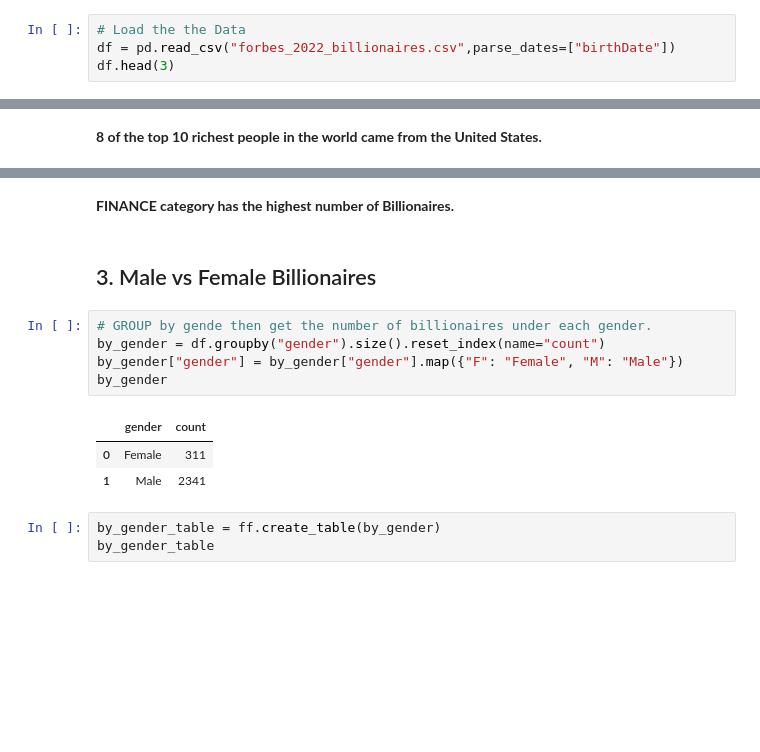
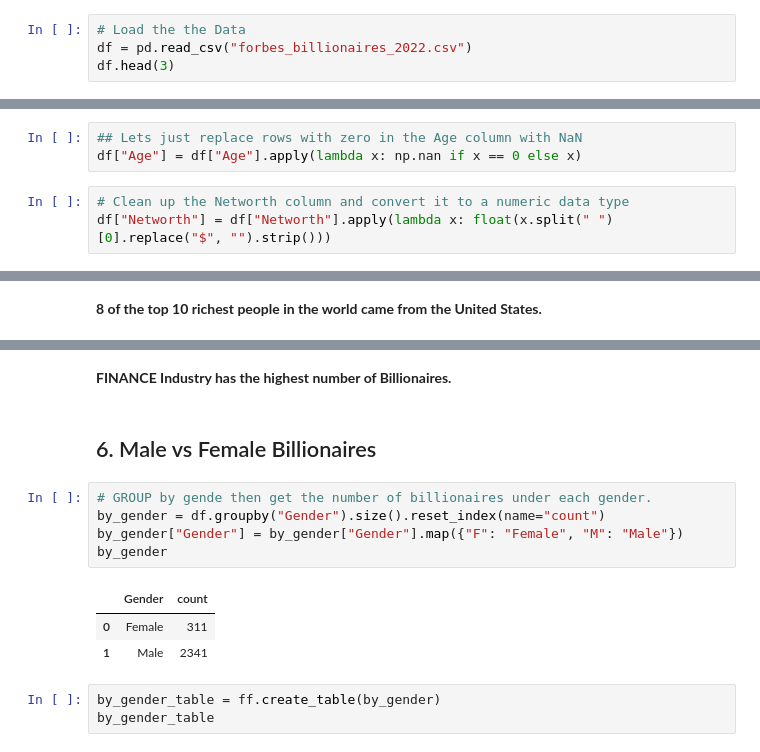
Before and after one commit to regan-mu/2022-forbes-billionaires-Analysis, a Jupyter notebook: Forbes 2022 Billionaire List EDA.ipynb, the cells around one changed output, grey strips where cells are left out. Saved outputs shown, nothing was run; the diff lists cells and outputs as text; blank space fills up the shorter version.

```diff
--- a/Forbes 2022 Billionaire List EDA.ipynb
+++ b/Forbes 2022 Billionaire List EDA.ipynb
@@ -16,5 +117,5 @@ pd.options.display.max_columns = 22
 # %%
 # Load the the Data
-df = pd.read_csv("forbes_2022_billionaires.csv",parse_dates=["birthDate"])
+df = pd.read_csv("forbes_billionaires_2022.csv")
 df.head(3)
 # %% [output]
@@ -49,0 +169,6 @@ dtype: int64
+# %%
+## Lets just replace rows with zero in the Age column with NaN
+df["Age"] = df["Age"].apply(lambda x: np.nan if x == 0 else x)
+# %%
+# Clean up the Networth column and convert it to a numeric data type
+df["Networth"] = df["Networth"].apply(lambda x: float(x.split(" ")[0].replace("$", "").strip()))
@@ -135,16 +314,16 @@ fig.show()
 # %% [output]
 [interactive output not drawn]
 # %% [markdown]
-**FINANCE category has the highest number of Billionaires.**
+**FINANCE Industry has the highest number of Billionaires.**
 # %% [markdown]
-## 3. Male vs Female Billionaires
+## 6. Male vs Female Billionaires
 # %%
 # GROUP by gende then get the number of billionaires under each gender.
-by_gender = df.groupby("gender").size().reset_index(name="count")
-by_gender["gender"] = by_gender["gender"].map({"F": "Female", "M": "Male"})
+by_gender = df.groupby("Gender").size().reset_index(name="count")
+by_gender["Gender"] = by_gender["Gender"].map({"F": "Female", "M": "Male"})
 by_gender
 # %% [output]
-|  | gender | count |
+|  | Gender | count |
 | 0 | Female | 311 |
 | 1 | Male | 2341 |
 # %%
```
Also changed, not shown: parts of 48 cells of this notebook, 2 other files.
